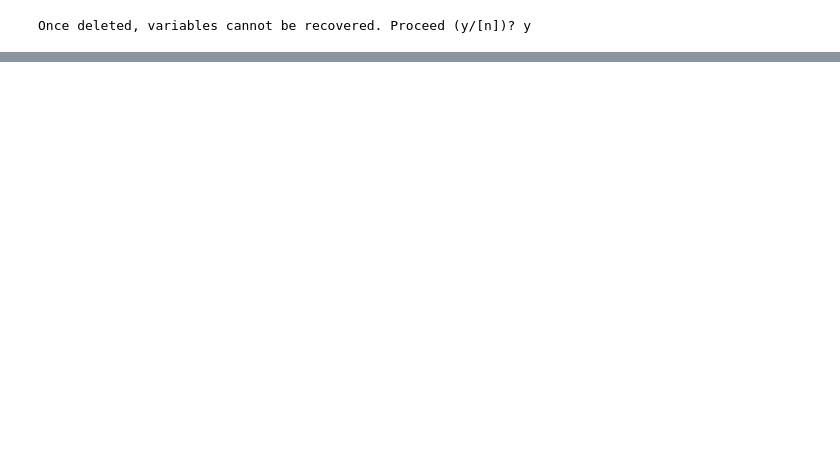
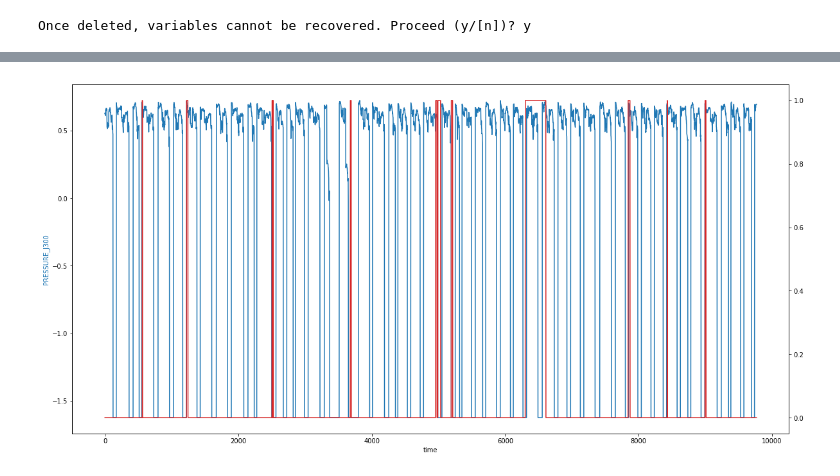
Before and after one commit to nosyarlin/Cyber-Attack-Prediction, a Jupyter notebook: Dtrees.ipynb, the cells around one changed output, grey strips where cells are left out. Drawn from its saved outputs; the diff is of its cells as text; code cells hidden in the pictures; blank space fills up the shorter version.

```diff
--- a/Dtrees.ipynb
+++ b/Dtrees.ipynb
@@ -176,21 +168,23 @@ print(bestF1, bestAlpha, bestMinVotes)
 # %%
-test_scores = create_scores(test, 2)
+test_scores = create_scores(test, 0.972)
 # %%
-test_out = create_ATT_FLAG(test, test_scores, 5)
+test_out = create_ATT_FLAG(test, test_scores, 110)
 # %%
 # Plot
 fig, ax1 = plt.subplots(figsize=(20, 10))
 
 color = 'tab:blue'
 ax1.set_xlabel('time')
 ax1.set_ylabel('PRESSURE_J300', color=color)
-ax1.plot(test['LEVEL_T3'], color=color)
+ax1.plot(test['PRESSURE_J300'], color=color)
 
 ax2 = ax1.twinx()  # instantiate a second axes that shares the same x-axis
 color = 'tab:red'
 ax2.plot(test_out['ATT_FLAG'], color=color)
 
 plt.show()
+# %% [output]
+[figure, added]
 # %%
 test_out["ATT_FLAG"] = test_out["ATT_FLAG"].astype('bool')
 test_out.head()
```
Also changed, not shown: parts of 3 cells of this notebook, 15 other files.
